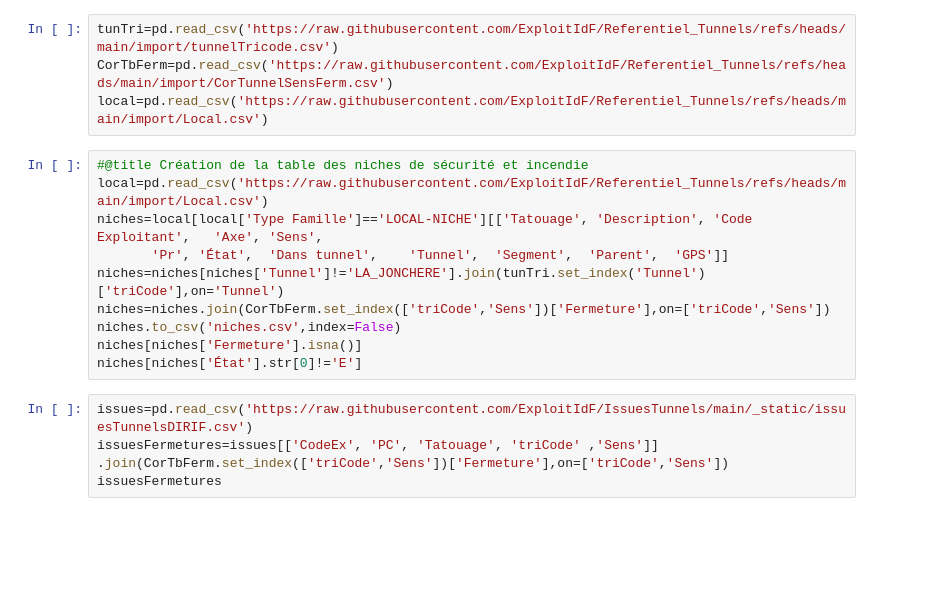
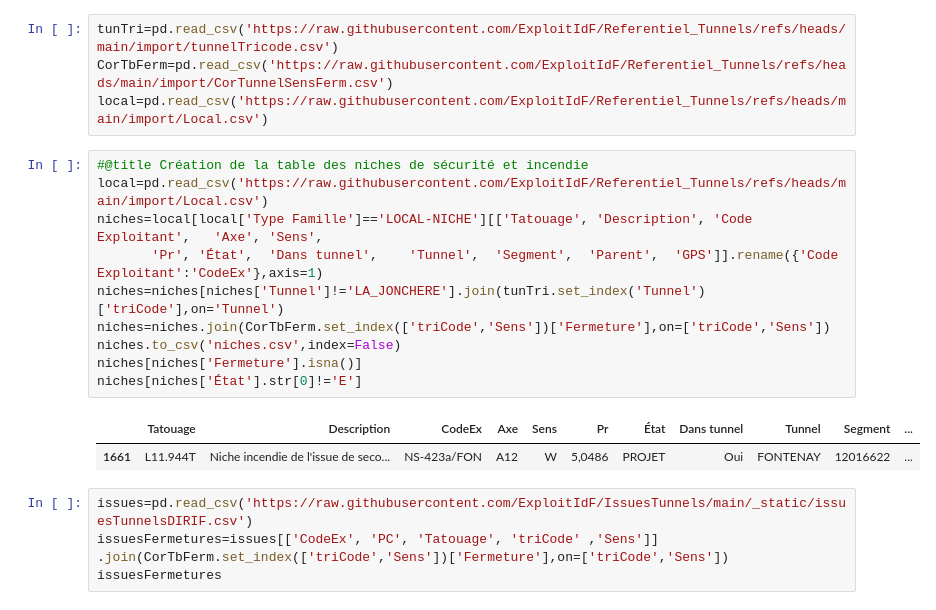
Before and after one commit to FBC-DiRIF/Referentiel_Tunnels, a Jupyter notebook: niches/creationTableNiches.ipynb, the cells around one changed output. Saved outputs shown, nothing was run; the diff lists cells and outputs as text; blank space fills up the shorter version.

```diff
--- a/niches/creationTableNiches.ipynb
+++ b/niches/creationTableNiches.ipynb
@@ -9,13 +9,16 @@ local=pd.read_csv('https://raw.githubusercontent.com/ExploitIdF/Referentiel_Tunn
 # %%
 #@title Création de la table des niches de sécurité et incendie
 local=pd.read_csv('https://raw.githubusercontent.com/ExploitIdF/Referentiel_Tunnels/refs/heads/main/import/Local.csv')
 niches=local[local['Type Famille']=='LOCAL-NICHE'][['Tatouage', 'Description', 'Code Exploitant',   'Axe', 'Sens',
-       'Pr', 'État',  'Dans tunnel',    'Tunnel',  'Segment',  'Parent',  'GPS']]
+       'Pr', 'État',  'Dans tunnel',    'Tunnel',  'Segment',  'Parent',  'GPS']].rename({'Code Exploitant':'CodeEx'},axis=1)
 niches=niches[niches['Tunnel']!='LA_JONCHERE'].join(tunTri.set_index('Tunnel')['triCode'],on='Tunnel')
 niches=niches.join(CorTbFerm.set_index(['triCode','Sens'])['Fermeture'],on=['triCode','Sens'])
 niches.to_csv('niches.csv',index=False)
 niches[niches['Fermeture'].isna()]
 niches[niches['État'].str[0]!='E']
+# %% [output]
+|  | Tatouage | Description | CodeEx | Axe | Sens | Pr | État | Dans tunnel | Tunnel | Segment | ... |
+| 1661 | L11.944T | Niche incendie de l'issue de seco... | NS-423a/FON | A12 | W | 5,0486 | PROJET | Oui | FONTENAY | 12016622 | ... |
 # %%
 issues=pd.read_csv('https://raw.githubusercontent.com/ExploitIdF/IssuesTunnels/main/_static/issuesTunnelsDIRIF.csv')
 issuesFermetures=issues[['CodeEx', 'PC', 'Tatouage', 'triCode' ,'Sens']] .join(CorTbFerm.set_index(['triCode','Sens'])['Fermeture'],on=['triCode','Sens'])
```
